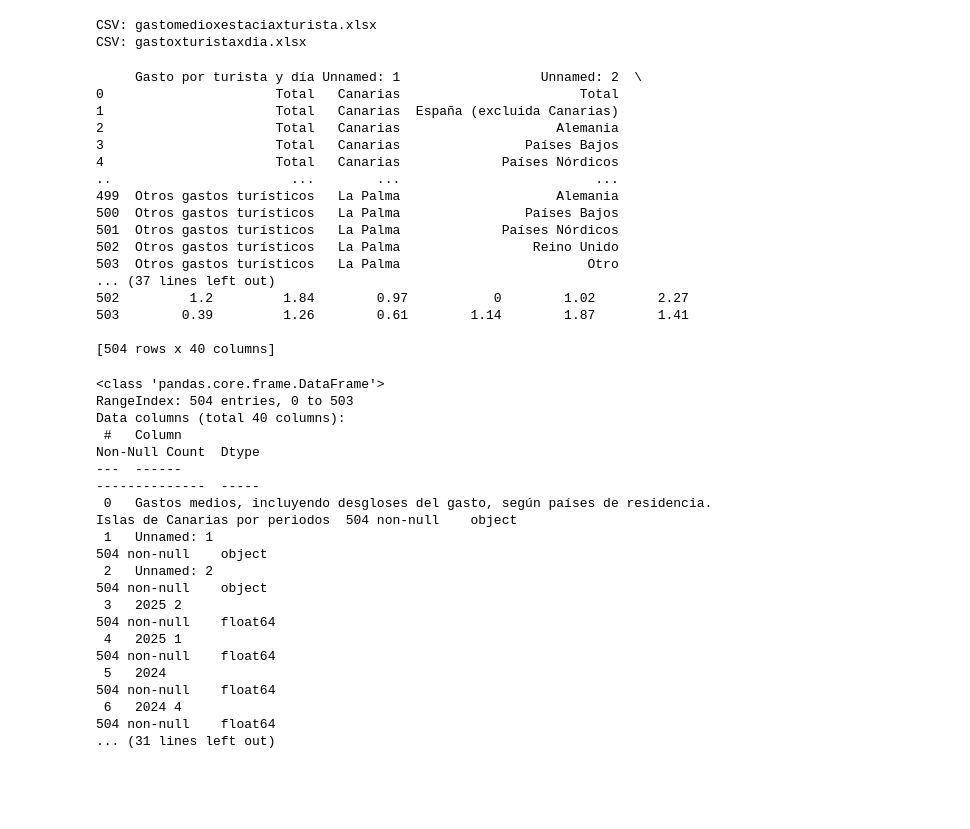
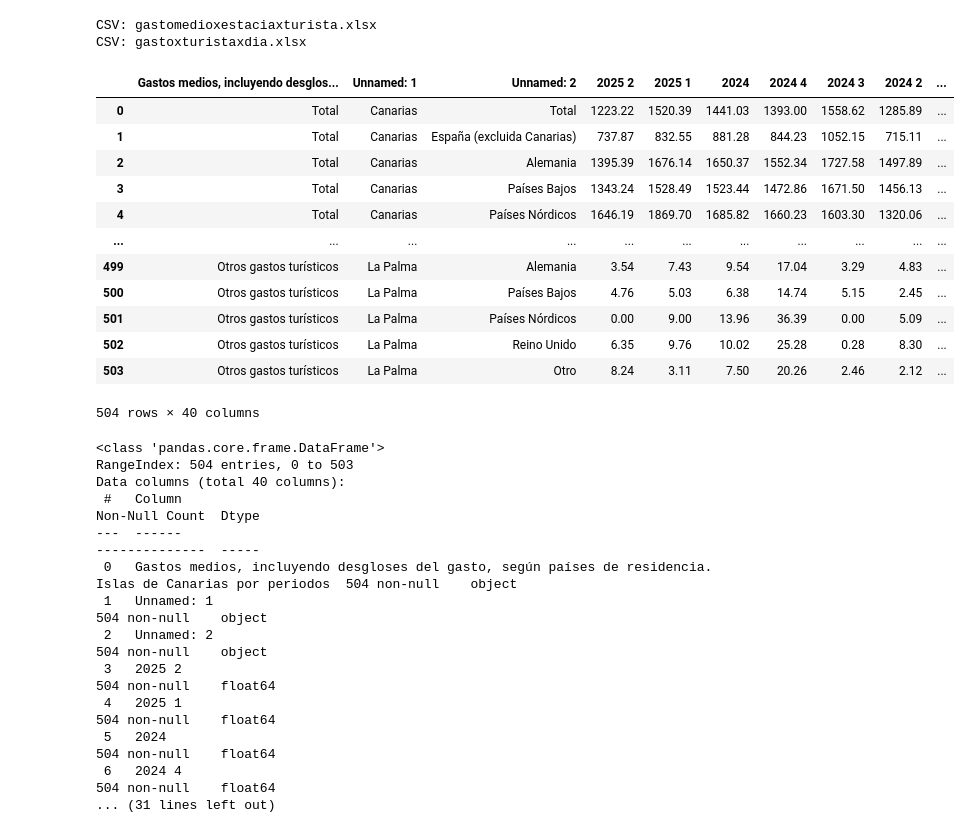
Before and after one commit to ballesterosalonsopatri/EDA, a Jupyter notebook: notebooks/Turismo_Canarias_presentación.ipynb, the cells around one changed output. Cells and saved outputs as stored; diff of their text form; code cells hidden in the pictures; blank space fills up the shorter version.

```diff
--- a/Turismo_Canarias.ipynb
+++ b/notebooks/Turismo_Canarias_presentación.ipynb
@@ -116,25 +116,21 @@ CSV: gastomedioxestaciaxturista.xlsx
 CSV: gastoxturistaxdia.xlsx
 # %%
 df1 = pd.read_csv("gastomedioxestaciaxturista.csv")
-print(df)
+df1
 # %% [output]
+|  | Gastos medios, incluyendo desglos... | Unnamed: 1 | Unnamed: 2 | 2025 2 | 2025 1 | 2024 | 2024 4 | 2024 3 | 2024 2 | ... |
+| 0 | Total | Canarias | Total | 1223.22 | 1520.39 | 1441.03 | 1393.00 | 1558.62 | 1285.89 | ... |
+| 1 | Total | Canarias | España (excluida Canarias) | 737.87 | 832.55 | 881.28 | 844.23 | 1052.15 | 715.11 | ... |
+| 2 | Total | Canarias | Alemania | 1395.39 | 1676.14 | 1650.37 | 1552.34 | 1727.58 | 1497.89 | ... |
+| 3 | Total | Canarias | Países Bajos | 1343.24 | 1528.49 | 1523.44 | 1472.86 | 1671.50 | 1456.13 | ... |
+| 4 | Total | Canarias | Países Nórdicos | 1646.19 | 1869.70 | 1685.82 | 1660.23 | 1603.30 | 1320.06 | ... |
+| ... | ... | ... | ... | ... | ... | ... | ... | ... | ... | ... |
+| 499 | Otros gastos turísticos | La Palma | Alemania | 3.54 | 7.43 | 9.54 | 17.04 | 3.29 | 4.83 | ... |
+| 500 | Otros gastos turísticos | La Palma | Países Bajos | 4.76 | 5.03 | 6.38 | 14.74 | 5.15 | 2.45 | ... |
+| 501 | Otros gastos turísticos | La Palma | Países Nórdicos | 0.00 | 9.00 | 13.96 | 36.39 | 0.00 | 5.09 | ... |
+| 502 | Otros gastos turísticos | La Palma | Reino Unido | 6.35 | 9.76 | 10.02 | 25.28 | 0.28 | 8.30 | ... |
+| 503 | Otros gastos turísticos | La Palma | Otro | 8.24 | 3.11 | 7.50 | 20.26 | 2.46 | 2.12 | ... |
-     Gasto por turista y día Unnamed: 1                  Unnamed: 2  \
-0                      Total   Canarias                       Total
-1                      Total   Canarias  España (excluida Canarias)
-2                      Total   Canarias                    Alemania
-3                      Total   Canarias                Países Bajos
-4                      Total   Canarias             Países Nórdicos
-..                       ...        ...                         ...
-499  Otros gastos turísticos   La Palma                    Alemania
-500  Otros gastos turísticos   La Palma                Países Bajos
-501  Otros gastos turísticos   La Palma             Países Nórdicos
-502  Otros gastos turísticos   La Palma                 Reino Unido
-503  Otros gastos turísticos   La Palma                        Otro
-... (37 lines left out)
-502         1.2         1.84        0.97           0        1.02        2.27
-503        0.39         1.26        0.61        1.14        1.87        1.41
-
-[504 rows x 40 columns]
+504 rows × 40 columns
 # %%
 df1.info()
 # %% [output]
```
Also changed, not shown: parts of 1 cell of this notebook, 11 other files.
